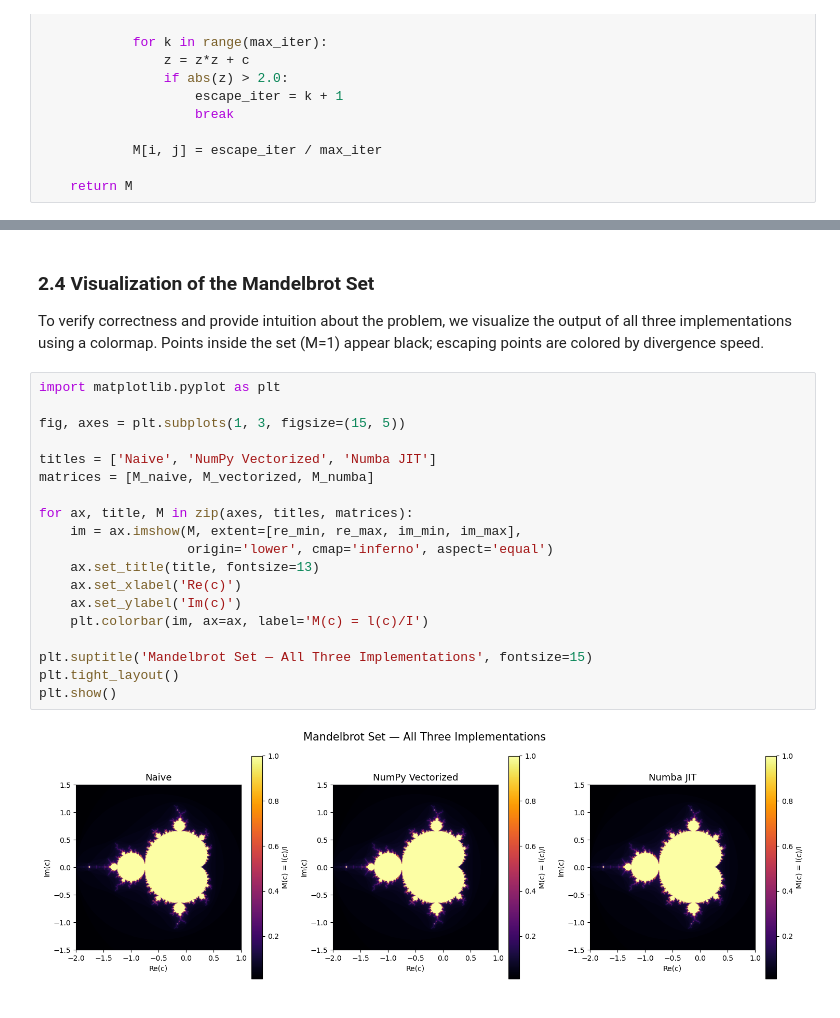
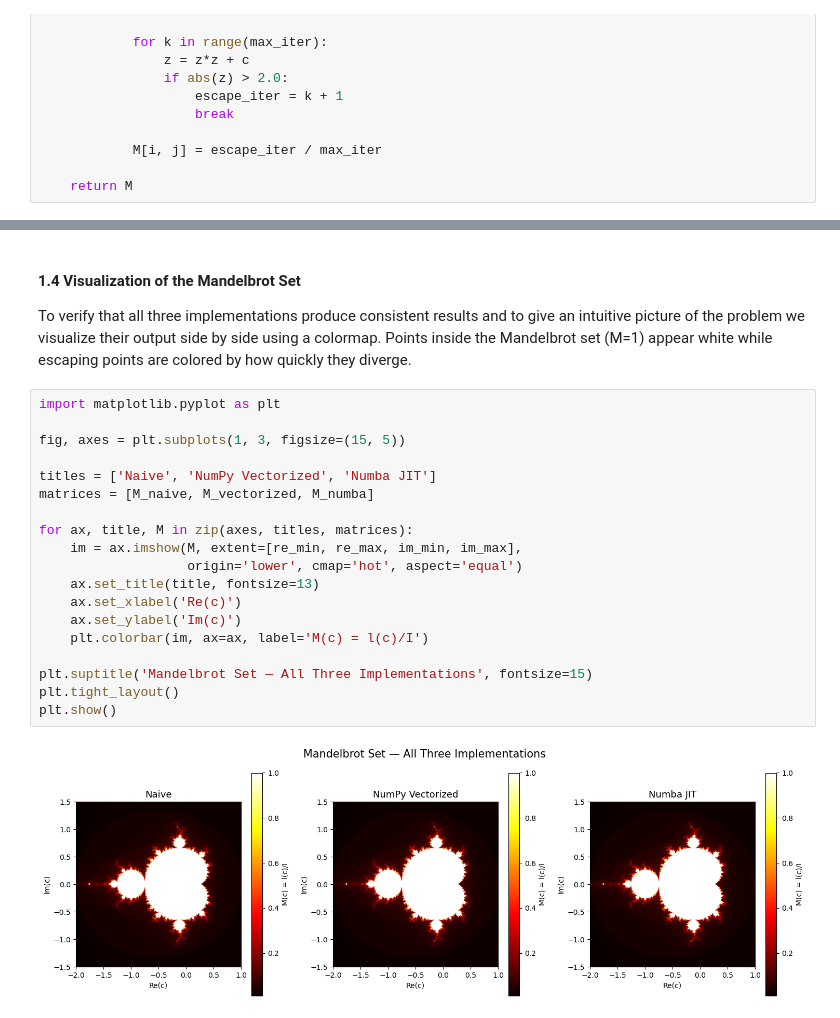
Before and after one commit to MateCle/NSC_Course_MiniProject, a Jupyter notebook: Mandelbrot_set.ipynb, the cells around one changed output, grey strips where cells are left out. Cells and saved outputs as stored; diff of their text form.

```diff
--- a/Mandelbrot_set.ipynb
+++ b/Mandelbrot_set.ipynb
@@ -149,27 +142,25 @@ Numba execution time: 0.0493 seconds
 # %% [markdown]
-### 2.4 Visualization of the Mandelbrot Set
-To verify correctness and provide intuition about the problem, we visualize
-the output of all three implementations using a colormap. Points inside the
-set (M=1) appear black; escaping points are colored by divergence speed.
+#### 1.4 Visualization of the Mandelbrot Set
+To verify that all three implementations produce consistent results and to give an intuitive picture of the problem we visualize their output side by side using a colormap. Points inside the Mandelbrot set (M=1) appear white while escaping points are colored by how quickly they diverge.
 # %%
 import matplotlib.pyplot as plt
 
 fig, axes = plt.subplots(1, 3, figsize=(15, 5))
 
 titles = ['Naive', 'NumPy Vectorized', 'Numba JIT']
 matrices = [M_naive, M_vectorized, M_numba]
 
 for ax, title, M in zip(axes, titles, matrices):
     im = ax.imshow(M, extent=[re_min, re_max, im_min, im_max],
-                   origin='lower', cmap='inferno', aspect='equal')
+                   origin='lower', cmap='hot', aspect='equal')
     ax.set_title(title, fontsize=13)
     ax.set_xlabel('Re(c)')
     ax.set_ylabel('Im(c)')
     plt.colorbar(im, ax=ax, label='M(c) = l(c)/I')
 
 plt.suptitle('Mandelbrot Set — All Three Implementations', fontsize=15)
 plt.tight_layout()
 plt.show()
 # %% [output]
-[figure, old version]
+[figure, new version]
 # %% [markdown]
```
Also changed, not shown: parts of 19 cells of this notebook, 2 other files.
